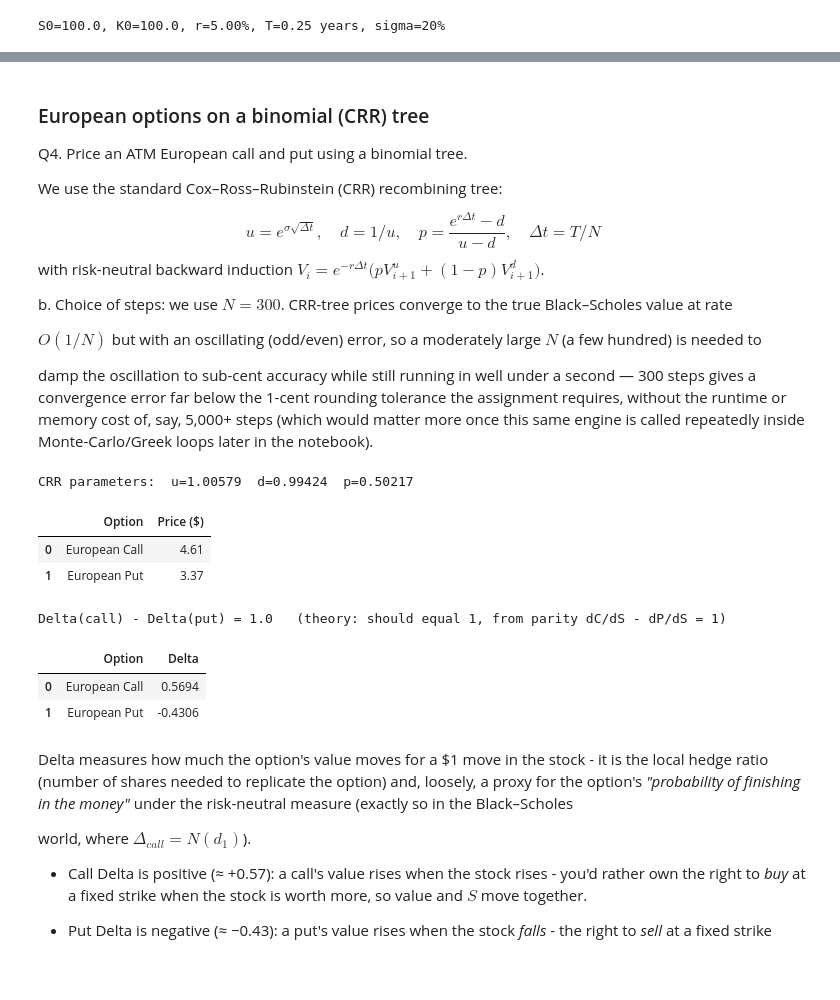
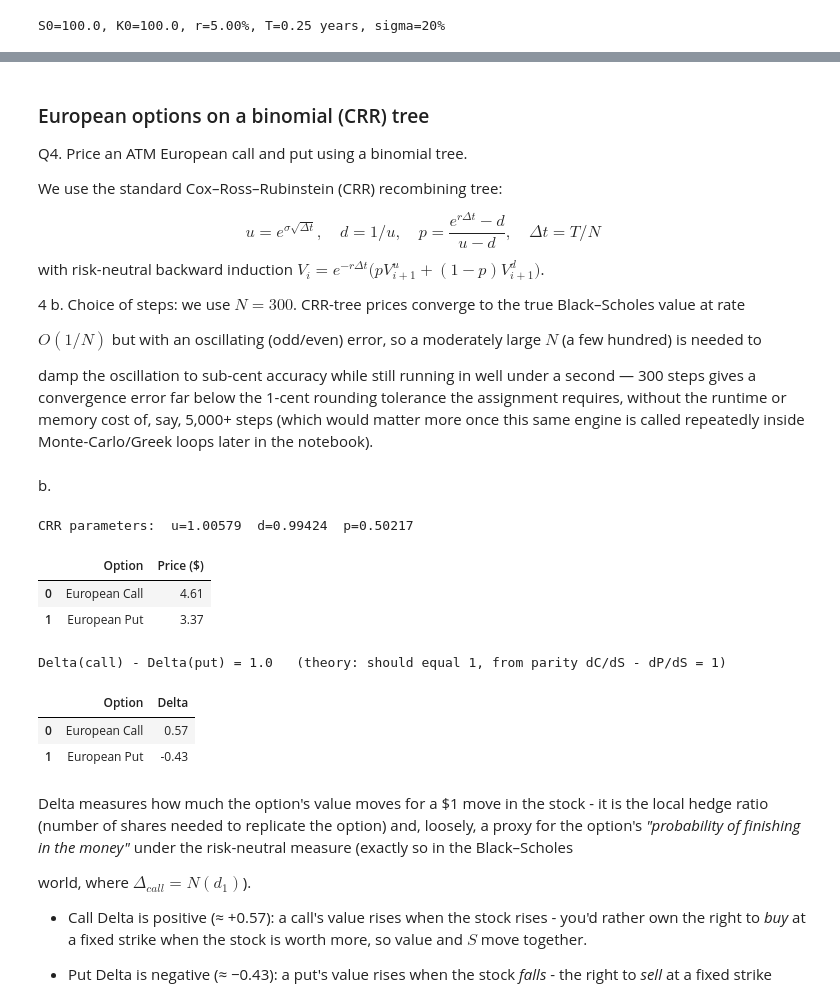
Before and after one commit to gurureryne17/HACS409-R234881Y-GURURE-RYNE-Assignment, a Jupyter notebook: R234881Y.ipynb, the cells around one changed output, grey strips where cells are left out. Drawn from its saved outputs; the diff is of its cells as text; code cells hidden in the pictures; blank space fills up the shorter version.

```diff
--- a/R234881Y.ipynb
+++ b/R234881Y.ipynb
@@ -80,7 +82,7 @@ We use the standard Cox–Ross–Rubinstein (CRR) recombining tree:
 $$u = e^{\sigma\sqrt{\Delta t}}, \quad d = 1/u, \quad p = \frac{e^{r\Delta t}-d}{u-d}, \quad \Delta t = T/N$$
 with risk-neutral backward induction $V_i = e^{-r\Delta t}\big(pV_{i+1}^{u} + (1-p)V_{i+1}^{d}\big)$.
 
-b. Choice of steps: we use $N=300$. CRR-tree prices converge to the true Black–Scholes value at rate
+4 b. Choice of steps: we use $N=300$. CRR-tree prices converge to the true Black–Scholes value at rate
 
 $O(1/N)$ but with an oscillating (odd/even) error, so a moderately large $N$ (a few hundred) is needed to
 
@@ -88,6 +90,8 @@ damp the oscillation to sub-cent accuracy while still running in well under a se
 convergence error far below the 1-cent rounding tolerance the assignment requires, without the runtime or
 memory cost of, say, 5,000+ steps (which would matter more once this same engine is called repeatedly
 inside Monte-Carlo/Greek loops later in the notebook).
+# %% [markdown]
+b.
 # %%
 def binomial_tree_price(S0, K, r, sigma, T, N, option="call", style="european"):
 
@@ -158,15 +162,15 @@ CRR parameters:  u=1.00579  d=0.99424  p=0.50217
 # %%
 tab_q5 = pd.DataFrame({
 "Option": ["European Call", "European Put"],
- "Delta": [round(dc_eu, 4), round(dp_eu, 4)],})
+ "Delta": [round(dc_eu, 2), round(dp_eu, 2)],})
 
-print("Delta(call) - Delta(put) =", round(dc_eu - dp_eu, 4), "  (theory: should equal 1, from parity dC/dS - dP/dS = 1)")
+print("Delta(call) - Delta(put) =", round(dc_eu - dp_eu, 2), "  (theory: should equal 1, from parity dC/dS - dP/dS = 1)")
 tab_q5
 # %% [output]
 Delta(call) - Delta(put) = 1.0   (theory: should equal 1, from parity dC/dS - dP/dS = 1)
 |  | Option | Delta |
-| 0 | European Call | 0.5694 |
-| 1 | European Put | -0.4306 |
+| 0 | European Call | 0.57 |
+| 1 | European Put | -0.43 |
 # %% [markdown]
 Delta measures how much the option's value moves for a \$1 move in the stock - it is the local hedge
 ratio (number of shares needed to replicate the option) and, loosely, a proxy for the option's
```
Also changed, not shown: parts of 27 cells of this notebook.
